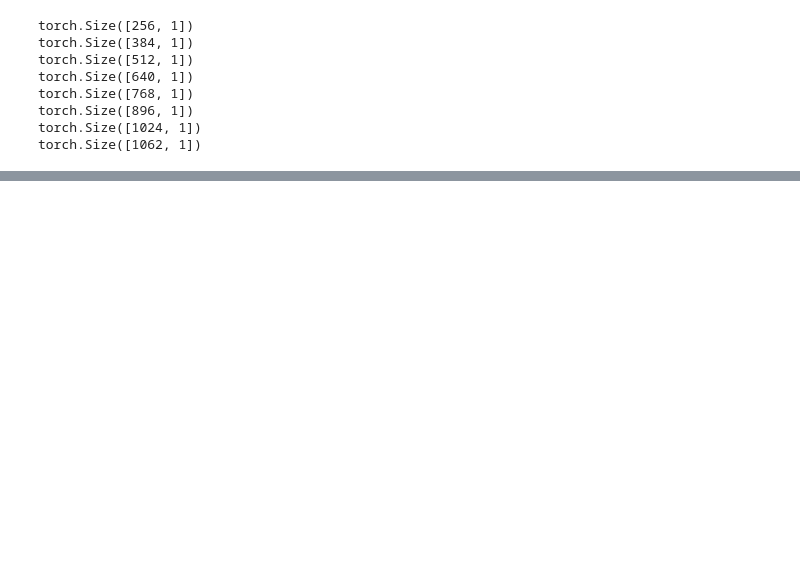
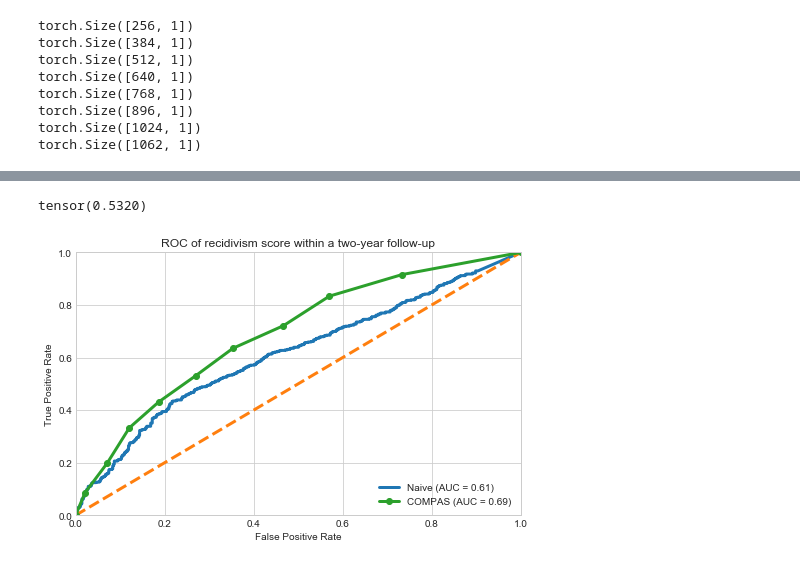
Before and after one commit to iPieter/ethical-adversaries, a Jupyter notebook: scripts/notebook_pytorch_attack.ipynb, the cells around one changed output, grey strips where cells are left out. Cells and saved outputs as stored; diff of their text form; code cells hidden in the pictures; blank space fills up the shorter version.

Commit message:
Integration of secml adversarial datapoints in notebook
Signed-off-by: Pieter Delobelle <pieter.delobelle@gmail.com>

```diff
--- a/scripts/notebook_pytorch_attack.ipynb
+++ b/scripts/notebook_pytorch_attack.ipynb
@@ -432,3 +415,0 @@ RuntimeError: Can't call numpy() on Variable that requires grad. Use var.detach(
-# %%
-for param in model.parameters():
-    print(param.grad.data)
@@ -526,0 +1300,2 @@ tensor([[ 4.],
+# %%
+new_train_dataset = ConcatDataset([train_dataset, adversarial_dataset])
@@ -526,0 +1307,2 @@ tensor([[ 4.],
+# %%
+train_loader = DataLoader(dataset=new_train_dataset, batch_size=128, shuffle=True)
@@ -526,0 +1409,13 @@ tensor([[ 4.],
+# %%
+results             = test_results[0]['y_hat']
+outcome             = test_results[0]['y_true']
+compas              = test_results[0]['y_compas']
+protected_results   = test_results[0]['s']
+protected              = test_results[0]['s_hat']
+for r in test_results[1:]:
+    results = torch.cat((results, r['y_hat']))
+    outcome = torch.cat((outcome, r['y_true']))
+    compas = torch.cat((compas, r['y_compas']))
+    protected_results = torch.cat((protected_results, r['s']))
+    protected = torch.cat((protected, r['s_hat']))
+    print(results.shape)
@@ -526,0 +1431,47 @@ tensor([[ 4.],
+# %%
+((results[:,0] > 8) == outcome[:,0]).float().mean()
+# %% [output]
+tensor(0.5320)
+# %%
+from sklearn.metrics import roc_curve, auc, confusion_matrix
+
+
+
+fig = plt.figure()
+fig.set_size_inches(7,4.5)
+plt.style.use('seaborn-whitegrid')
+plt.title('ROC of recidivism score within a two-year follow-up')
+
+# debiased ROC
+false_positive_rate, true_positive_rate, thresholds = roc_curve(outcome[:,0], results[:,0])
+roc_auc = auc(false_positive_rate, true_positive_rate)
+plt.plot(false_positive_rate, true_positive_rate, "-",
+    label='Naive (AUC = %0.2f)'% roc_auc,  linewidth=3)
+
+plt.plot([0,1],[0,1],'--', linewidth=3)
+
+# debiased ROC
+false_positive_rate, true_positive_rate, thresholds = roc_curve(outcome[:,0], compas[:,0])
+roc_auc = auc(false_positive_rate, true_positive_rate)
+plt.plot(false_positive_rate, true_positive_rate, "-o",
+    label='COMPAS (AUC = %0.2f)'% roc_auc,  linewidth=3)
+
+
+
+# COMPAS ROC
+#false_positive_rate, true_positive_rate, thresholds = roc_curve(prediction['two_year_recid'], prediction['true'])
+#roc_auc = auc(false_positive_rate, true_positive_rate)
+#plt.plot(false_positive_rate, true_positive_rate, "-o",
+#label='COMPAS decile (AUC = %0.2f)'% roc_auc,  linewidth=3)
+
+plt.legend(loc='lower right')
+
+
+plt.xlim([0, 1])
+plt.ylim([0, 1])
+plt.ylabel('True Positive Rate')
+plt.xlabel('False Positive Rate')
+plt.tight_layout()
+plt.show()
+# %% [output]
+[figure, added]
```
Also changed, not shown: parts of 51 cells of this notebook, 2 other files.
